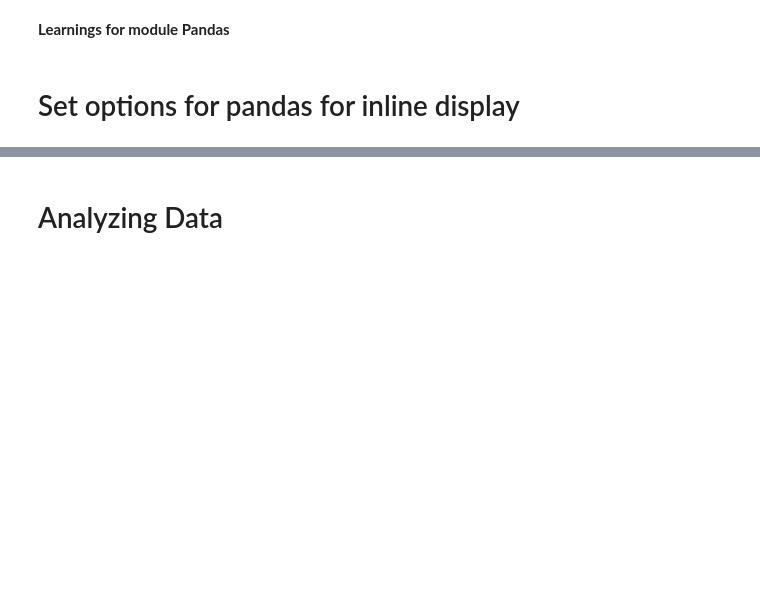
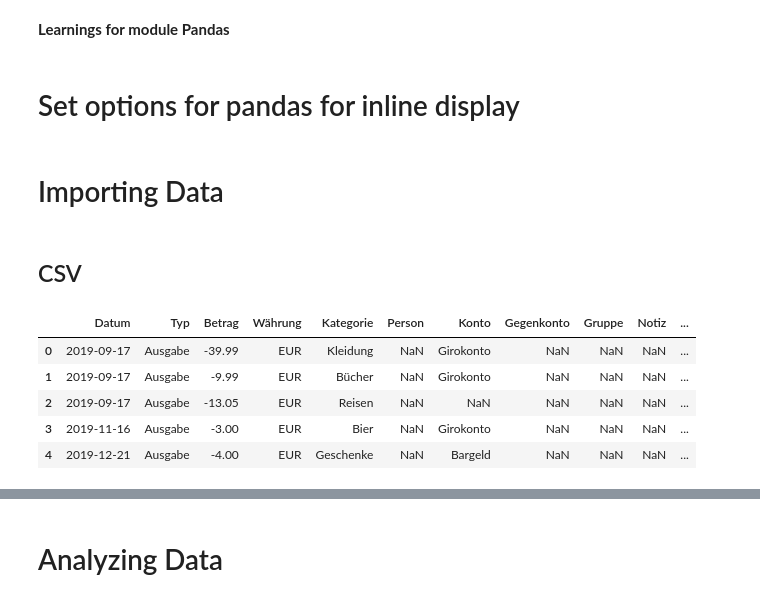
Before and after one commit to omoell/Knowledge-Management, a Jupyter notebook: Pandas.ipynb, the cells around one changed output, grey strips where cells are left out. Saved outputs shown, nothing was run; the diff lists cells and outputs as text; code cells hidden in the pictures; blank space fills up the shorter version.

```diff
--- a/Pandas.ipynb
+++ b/Pandas.ipynb
@@ -11,3 +11,28 @@ from sklearn.impute import SimpleImputer
 pd.set_option("display.max_columns", None) # No limit for columns displayed
 pd.set_option("display.max_rows", 999) # No. of rows of a dataframe
 pd.set_option("display.max_seq_items", 999) # No. of list items shown
+# %% [markdown]
+# Importing Data
+# %% [markdown]
+## CSV
+# %%
+# define format of date column
+dateparser = lambda x: pd.datetime.strptime(x, "%d.%m.%Y")
+
+# import data from csv, including parsing of date column
+df_bookings_import = pd.read_csv('bookings.csv',
+                                  sep=';',
+                                  skiprows=1,
+                                  encoding='utf-16',
+                                  decimal=',',
+                                  parse_dates=['Datum'],
+                                  date_parser=dateparser
+                                )
+df_bookings_import.head()
+# %% [output]
+|  | Datum | Typ | Betrag | Währung | Kategorie | Person | Konto | Gegenkonto | Gruppe | Notiz | ... |
+| 0 | 2019-09-17 | Ausgabe | -39.99 | EUR | Kleidung | NaN | Girokonto | NaN | NaN | NaN | ... |
+| 1 | 2019-09-17 | Ausgabe | -9.99 | EUR | Bücher | NaN | Girokonto | NaN | NaN | NaN | ... |
+| 2 | 2019-09-17 | Ausgabe | -13.05 | EUR | Reisen | NaN | NaN | NaN | NaN | NaN | ... |
+| 3 | 2019-11-16 | Ausgabe | -3.00 | EUR | Bier | NaN | Girokonto | NaN | NaN | NaN | ... |
+| 4 | 2019-12-21 | Ausgabe | -4.00 | EUR | Geschenke | NaN | Bargeld | NaN | NaN | NaN | ... |
```
Also changed, not shown: parts of 1 cell of this notebook, 1 other file.
